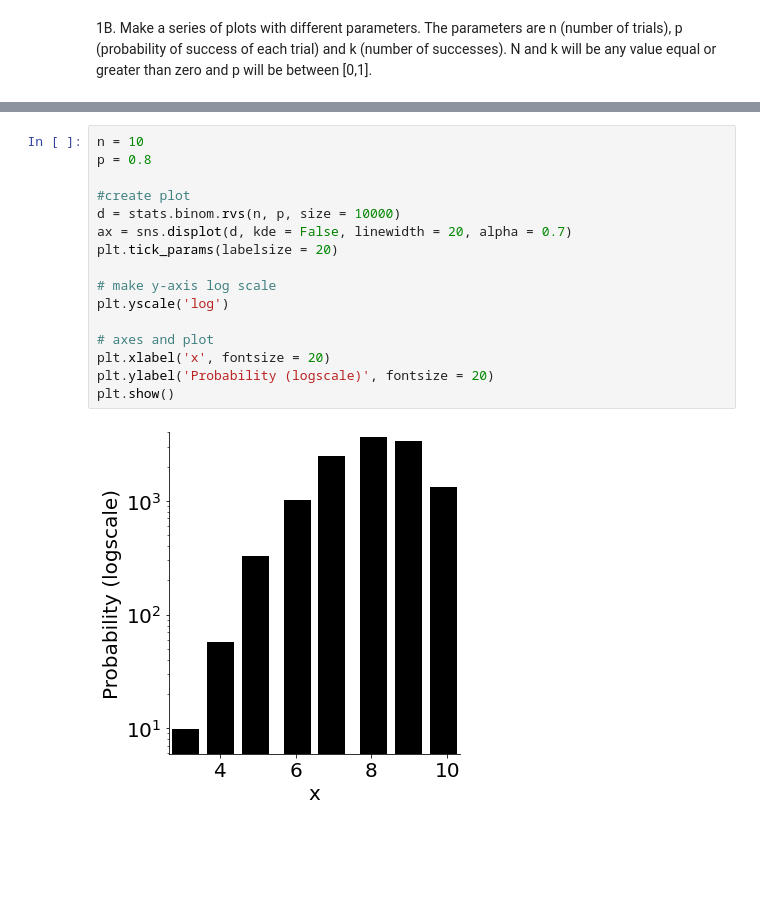
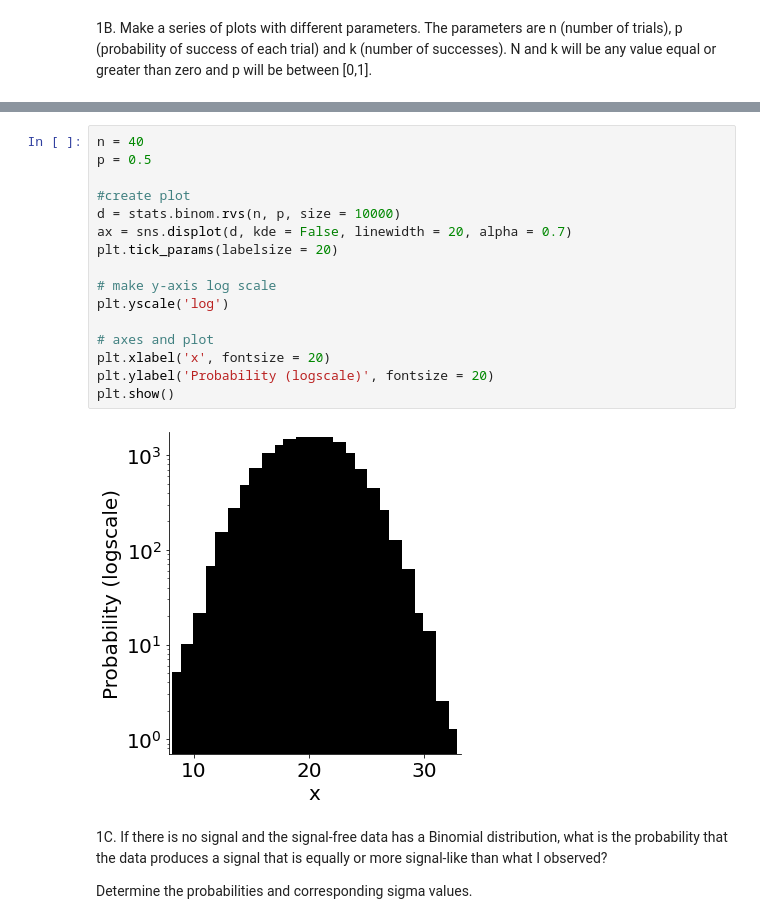
Before and after one commit to kgong13/phys434, a Jupyter notebook: lab1.ipynb, the cells around one changed output, grey strips where cells are left out. Cells and saved outputs as stored; diff of their text form; blank space fills up the shorter version.

```diff
--- a/lab1.ipynb
+++ b/lab1.ipynb
@@ -240,18 +229,23 @@ plt.show()
 # %%
-n = 10
-p = 0.8
+n = 40
+p = 0.5
 
 #create plot
 d = stats.binom.rvs(n, p, size = 10000)
 ax = sns.displot(d, kde = False, linewidth = 20, alpha = 0.7)
 plt.tick_params(labelsize = 20)
 
 # make y-axis log scale
 plt.yscale('log')
 
 # axes and plot
 plt.xlabel('x', fontsize = 20)
 plt.ylabel('Probability (logscale)', fontsize = 20)
 plt.show()
 # %% [output]
-[figure, old version]
+[figure, new version]
+# %% [markdown]
+1C.
+If there is no signal and the signal-free data has a Binomial distribution, what is the probability that the data produces a signal that is equally or more signal-like than what I observed?
+
+Determine the probabilities and corresponding sigma values.
```
Also changed, not shown: parts of 11 cells of this notebook, 1 other file.
